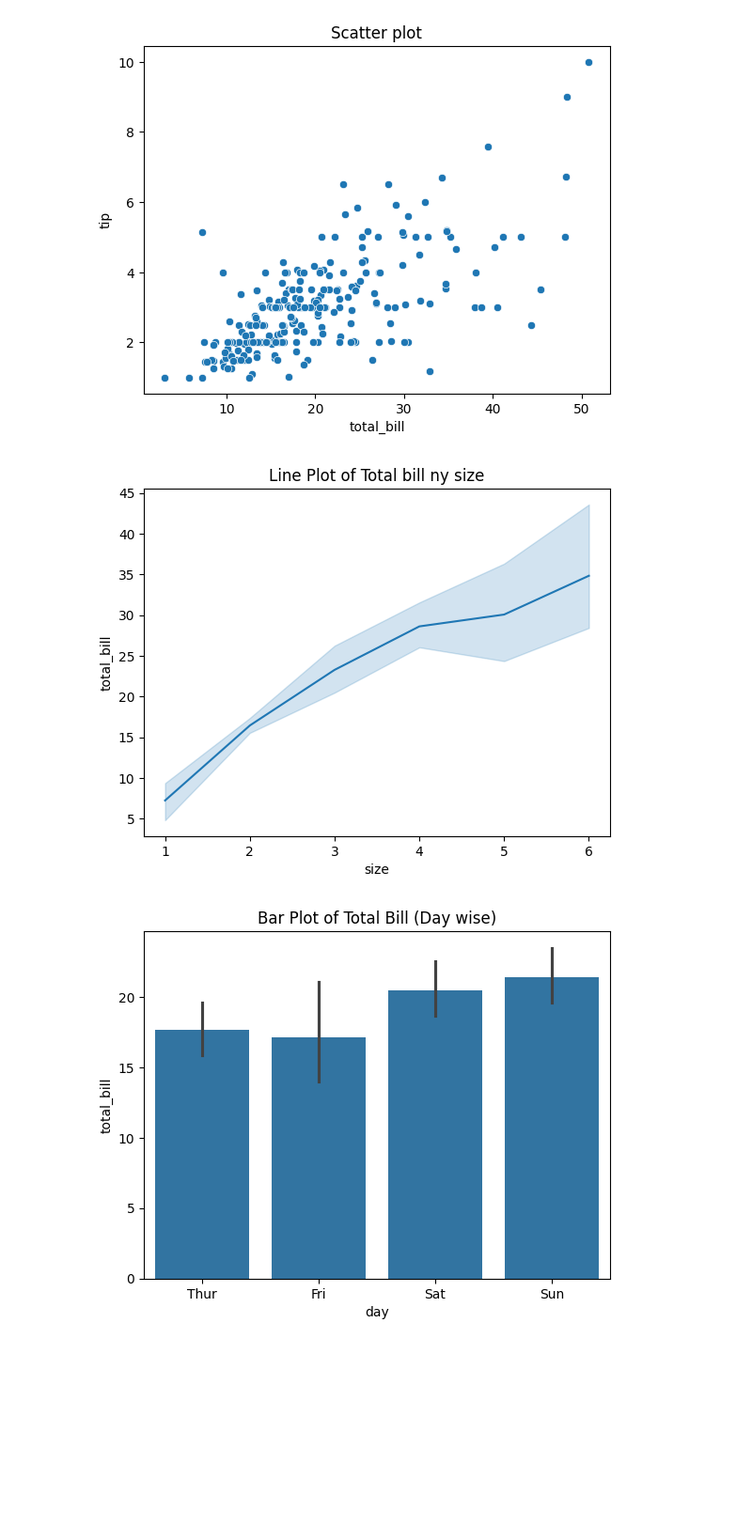
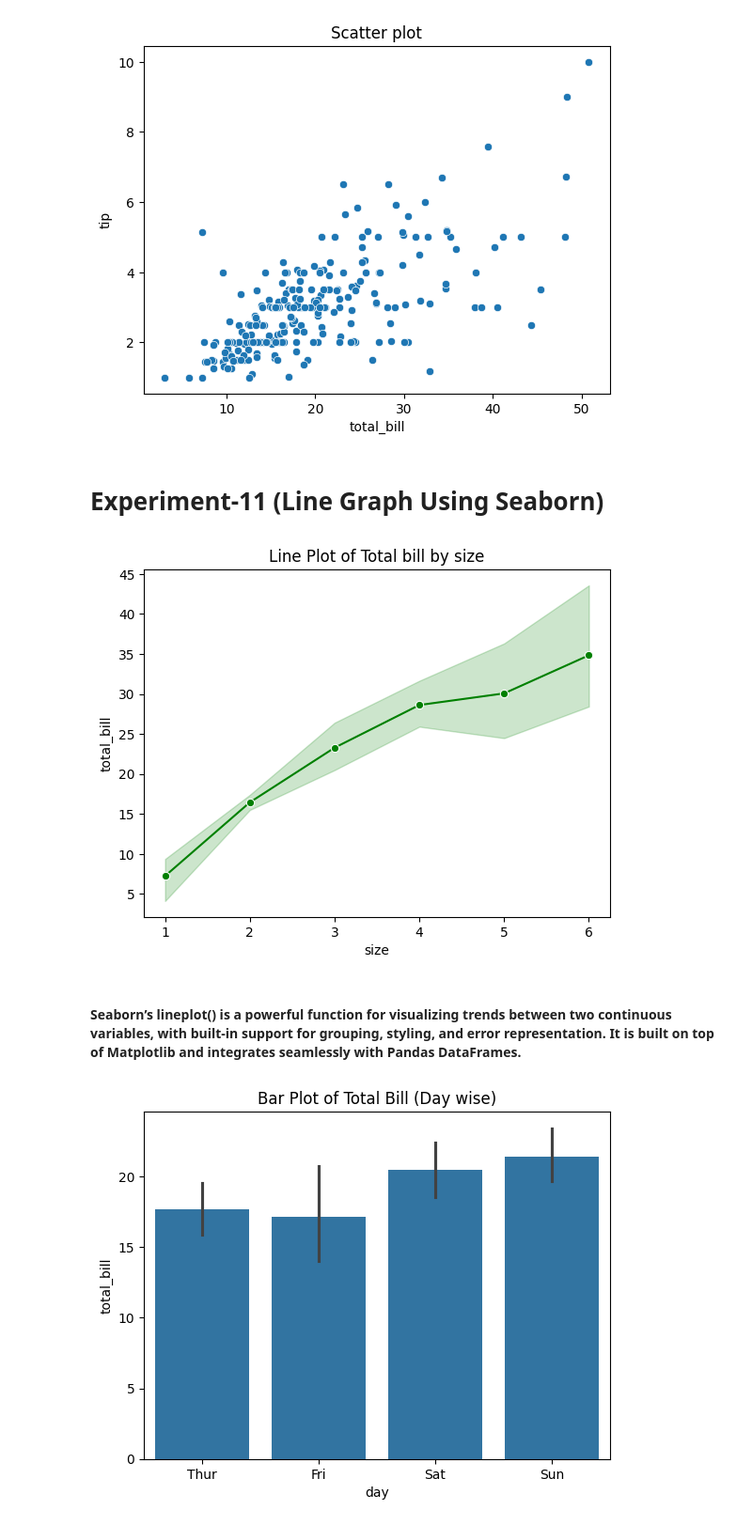
Before and after one commit to manishparihar3618/Data-Analysis, a Jupyter notebook: data_visualization/seaborn.ipynb, the cells around one changed output. Shown at 94% size. Drawn from its saved outputs; the diff is of its cells as text; code cells hidden in the pictures; blank space fills up the shorter version.

```diff
--- a/data_visualization/seaborn.ipynb
+++ b/data_visualization/seaborn.ipynb
@@ -38,13 +38,18 @@ plt.show()
 # plt.show()
 # %% [output]
 [figure]
+# %% [markdown]
+# Experiment-11 (Line Graph Using Seaborn)
 # %%
 #Line plot
-sns.lineplot(x='size',y='total_bill',data=tips)
-plt.title("Line Plot of Total bill ny size")
+sns.lineplot(x='size',y='total_bill',data=tips,marker='o',color='green')
+plt.title("Line Plot of Total bill by size")
 plt.show()
+# Shaded area near the line is called confidence interval. It shows the uncertainty of the estimate. The shaded area represents the range of values that we can be confident contains the true value of the parameter being estimated.
 # %% [output]
-[figure, old version]
+[figure, new version]
+# %% [markdown]
+#### Seaborn’s lineplot() is a powerful function for visualizing trends between two continuous variables, with built-in support for grouping, styling, and error representation. It is built on top of Matplotlib and integrates seamlessly with Pandas DataFrames.
 # %%
 #Categorical Plots
 # Bar Plot
```
Also changed, not shown: parts of 7 cells of this notebook, 6 other files.
